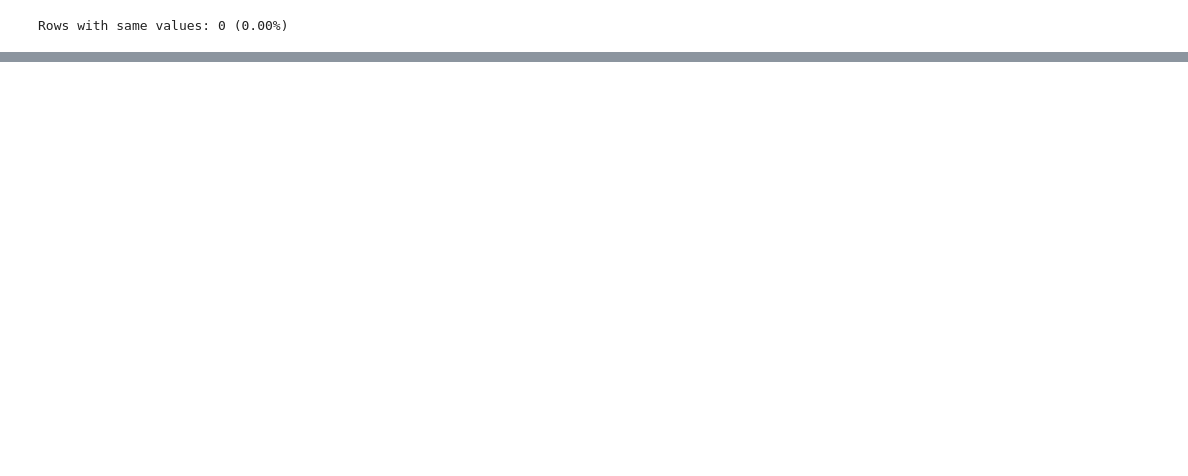
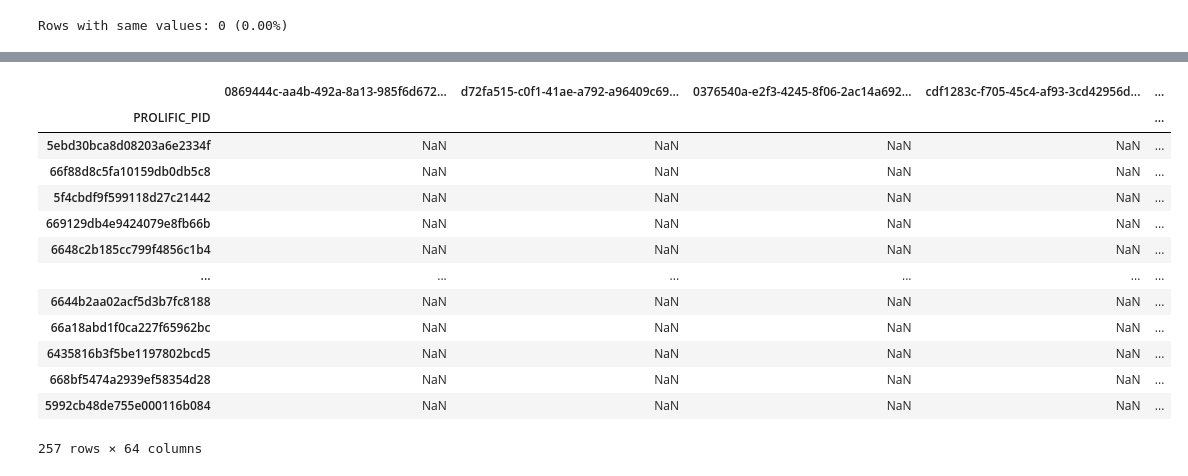
Before and after one commit to njf0/frank-llm, a Jupyter notebook: mini-project/studies/plan/results/results_pilot.ipynb, the cells around one changed output, grey strips where cells are left out. Saved outputs shown, nothing was run; the diff lists cells and outputs as text; code cells hidden in the pictures; blank space fills up the shorter version.

```diff
--- a/mini-project/studies/plan/results/results_pilot.ipynb
+++ b/mini-project/studies/plan/results/results_pilot.ipynb
@@ -306,3 +227,55 @@ ask[('Franklin', 'google/gemma-2-9b-it')]
+# %%
+sat_mean_std = []
+answered_mean_std = []
+planned_mean_std = []
+executed_mean_std = []
+
+for dataset, model in grouped_uuids:
+    sat_mean_std.append(
+        {
+            'dataset': [dataset],
+            'model': [model],
+            'mean std': [sat[(dataset, model)].std().mean()],
+        }
+    )
+    answered_mean_std.append(
+        {
+            'dataset': [dataset],
+            'model': [model],
+            'mean std': [answered[(dataset, model)].std().mean()],
+        }
+    )
+    planned_mean_std.append(
+        {
+            'dataset': [dataset],
+            'model': [model],
+            'mean std': [planned[(dataset, model)].std().mean()],
+        }
+    )
+    executed_mean_std.append(
+        {
+            'dataset': [dataset],
+            'model': [model],
+            'mean std': [executed[(dataset, model)].std().mean()],
+        }
+    )
+
+sat[('Franklin', 'openai/gpt-4o-mini')]
+# %% [output]
+|  | 0869444c-aa4b-492a-8a13-985f6d672... | d72fa515-c0f1-41ae-a792-a96409c69... | 0376540a-e2f3-4245-8f06-2ac14a692... | cdf1283c-f705-45c4-af93-3cd42956d... | ... |
+| PROLIFIC_PID |  |  |  |  | ... |
+| 5ebd30bca8d08203a6e2334f | NaN | NaN | NaN | NaN | ... |
+| 66f88d8c5fa10159db0db5c8 | NaN | NaN | NaN | NaN | ... |
+| 5f4cbdf9f599118d27c21442 | NaN | NaN | NaN | NaN | ... |
+| 669129db4e9424079e8fb66b | NaN | NaN | NaN | NaN | ... |
+| 6648c2b185cc799f4856c1b4 | NaN | NaN | NaN | NaN | ... |
+| ... | ... | ... | ... | ... | ... |
+| 6644b2aa02acf5d3b7fc8188 | NaN | NaN | NaN | NaN | ... |
+| 66a18abd1f0ca227f65962bc | NaN | NaN | NaN | NaN | ... |
+| 6435816b3f5be1197802bcd5 | NaN | NaN | NaN | NaN | ... |
+| 668bf5474a2939ef58354d28 | NaN | NaN | NaN | NaN | ... |
+| 5992cb48de755e000116b084 | NaN | NaN | NaN | NaN | ... |
+257 rows × 64 columns
 # %%
 def remove_outliers(
     df_dict: dict[tuple, pd.DataFrame],
```
Also changed, not shown: parts of 23 cells of this notebook, 2 other files.
